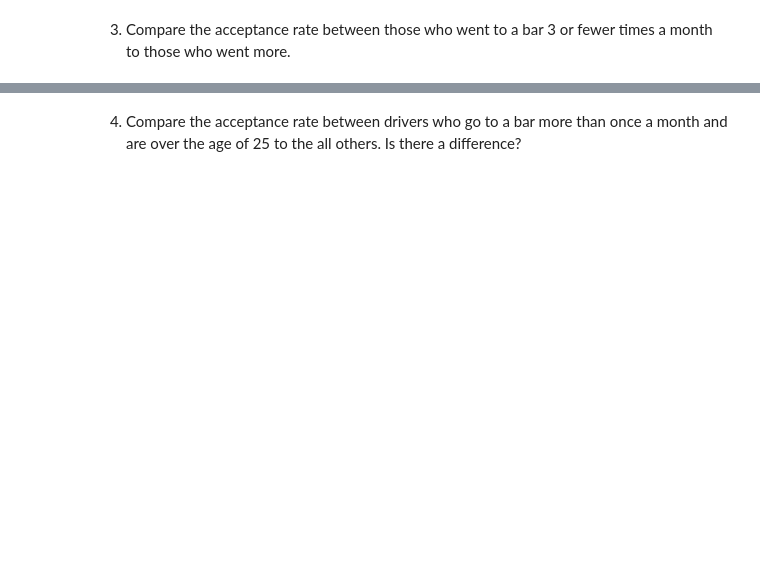
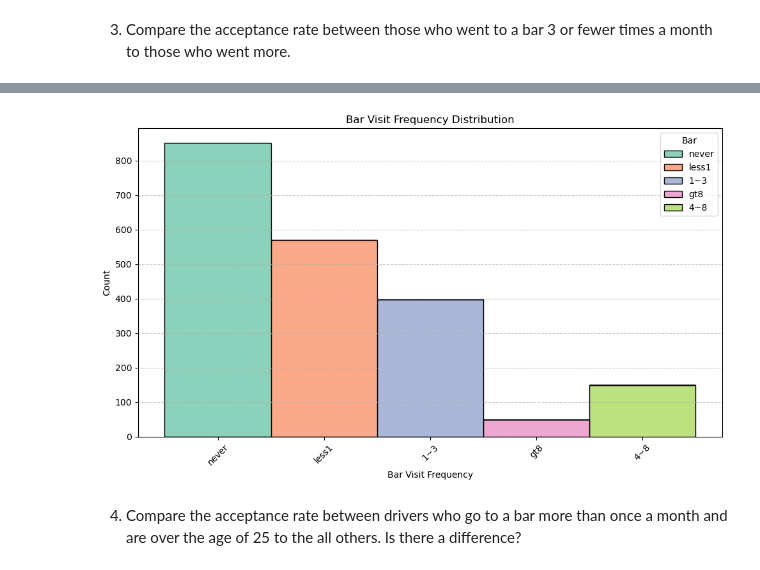
Before and after one commit to JimKlein325/MachineLearning-AMTCouponAnalysis, a Jupyter notebook: prompt.ipynb, the cells around one changed output, grey strips where cells are left out. Cells and saved outputs as stored; diff of their text form; code cells hidden in the pictures; blank space fills up the shorter version.

```diff
--- a/prompt.ipynb
+++ b/prompt.ipynb
@@ -356,2 +440,17 @@ Now, we will lead you through an exploration of just the bar related coupons.
+# %%
+# create a histogram of the 'Bar' column. x axis values should be in this order: ['never', 'less1', '1~3', '4~8', 'gt8']. use hue and show legend
+plt.figure(figsize=(10, 6))
+sns.histplot(data=bar_coupons, x='Bar', hue='Bar',
+             multiple='stack', discrete=True, palette='Set2')
+plt.title('Bar Visit Frequency Distribution')
+plt.xlabel('Bar Visit Frequency')
+plt.ylabel('Count')
+# plt.legend(title='Coupon Decision', loc='best')
+plt.xticks(rotation=45)
+plt.grid(axis='y', linestyle='--', alpha=0.7)
+plt.tight_layout()
+plt.show()
+# %% [output]
+[figure, added]
 # %% [markdown]
 4. Compare the acceptance rate between drivers who go to a bar more than once a month and are over the age of 25 to the all others.  Is there a difference?
```
Also changed, not shown: parts of 9 cells of this notebook, 1 other file.
